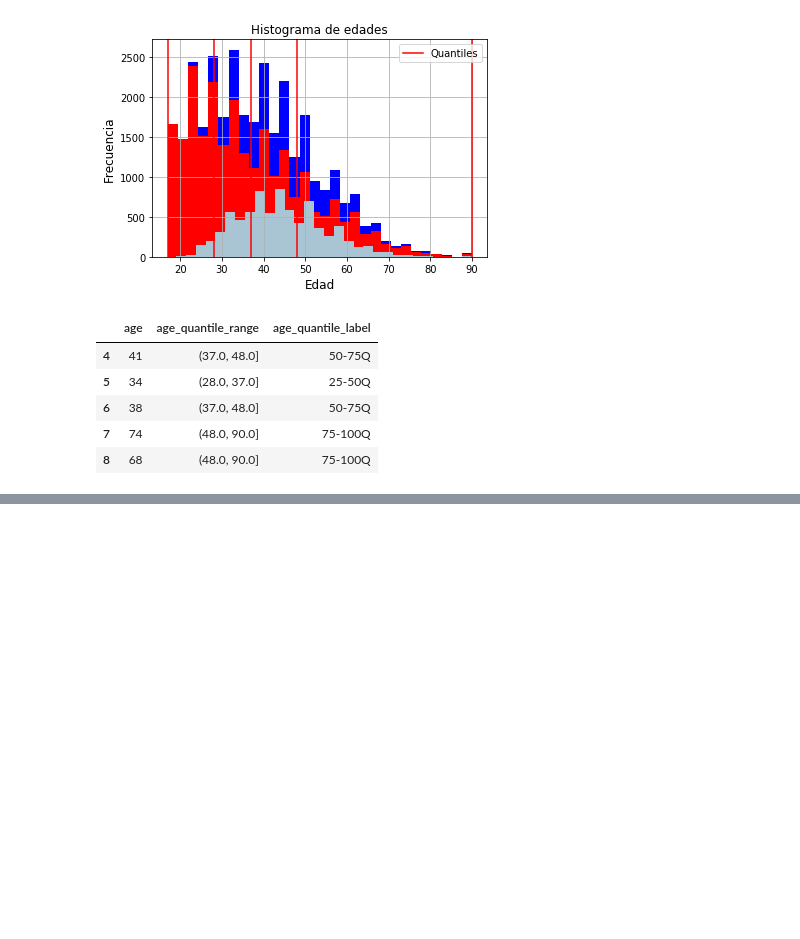
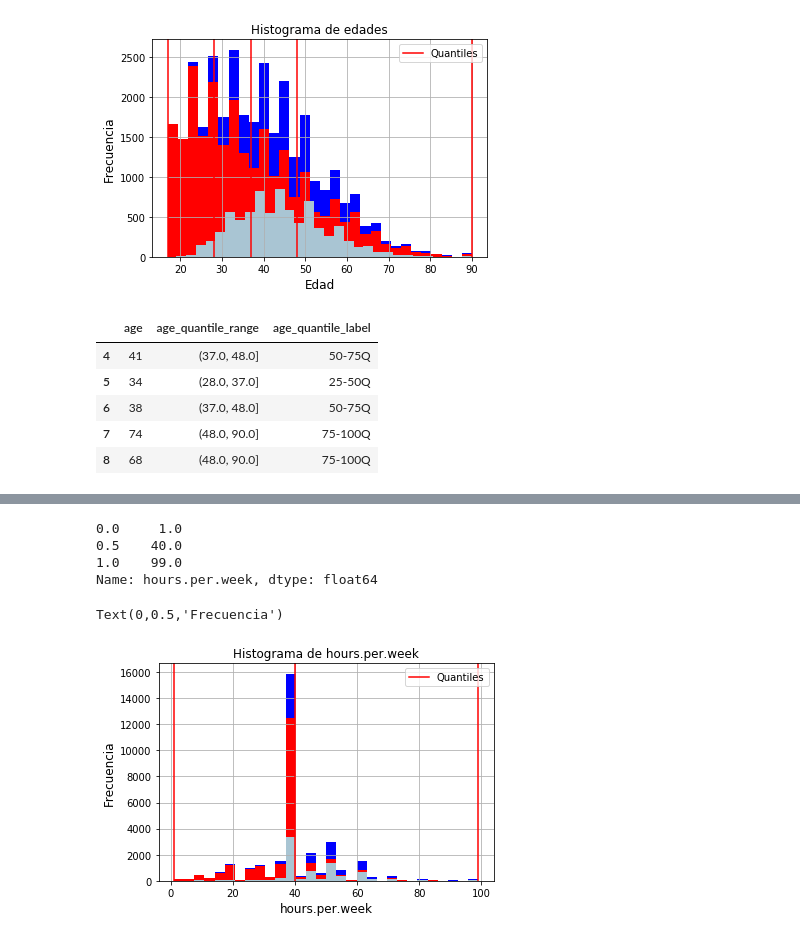
Before and after one commit to fepineda/AnalisisCensos, a Jupyter notebook: pre-process/pre-process.ipynb, the cells around one changed output, grey strips where cells are left out. Cells and saved outputs as stored; diff of their text form; code cells hidden in the pictures; blank space fills up the shorter version.

```diff
--- a/pre-process/pre-process.ipynb
+++ b/pre-process/pre-process.ipynb
@@ -123,0 +196,26 @@ adult_df[['age', 'age_quantile_range', 'age_quantile_label']].iloc[4:9]
+# %%
+## probaremos con quartiles para horas por semana
+quantile_list_horas_por_semana = [0.0, 0.5, 1.]
+quantiles_horas_por_semana = adult_df['hours.per.week'].quantile(quantile_list_horas_por_semana)
+quantiles_horas_por_semana
+# %% [output]
+0.0     1.0
+0.5    40.0
+1.0    99.0
+Name: hours.per.week, dtype: float64
+# %%
+fig, ax = plot.subplots()
+adult_df['hours.per.week'].hist(bins=30, color='#0000FF')
+adult_df[adult_df['income']=='<=50K']['hours.per.week'].hist(bins=30, color='#FF0000')
+adult_df[adult_df['income']=='>50K']['hours.per.week'].hist(bins=30, color='#A9C5D3')
+
+for quantile in quantiles_horas_por_semana:
+    qvl = plot.axvline(quantile, color='r')
+ax.legend([qvl], ['Quantiles'], fontsize=10)
+
+ax.set_title('Histograma de hours.per.week', fontsize=12)
+ax.set_xlabel('hours.per.week', fontsize=12)
+ax.set_ylabel('Frecuencia', fontsize=12)
+# %% [output]
+Text(0,0.5,'Frecuencia')
+[figure, added]
```
Also changed, not shown: parts of 43 cells of this notebook.
